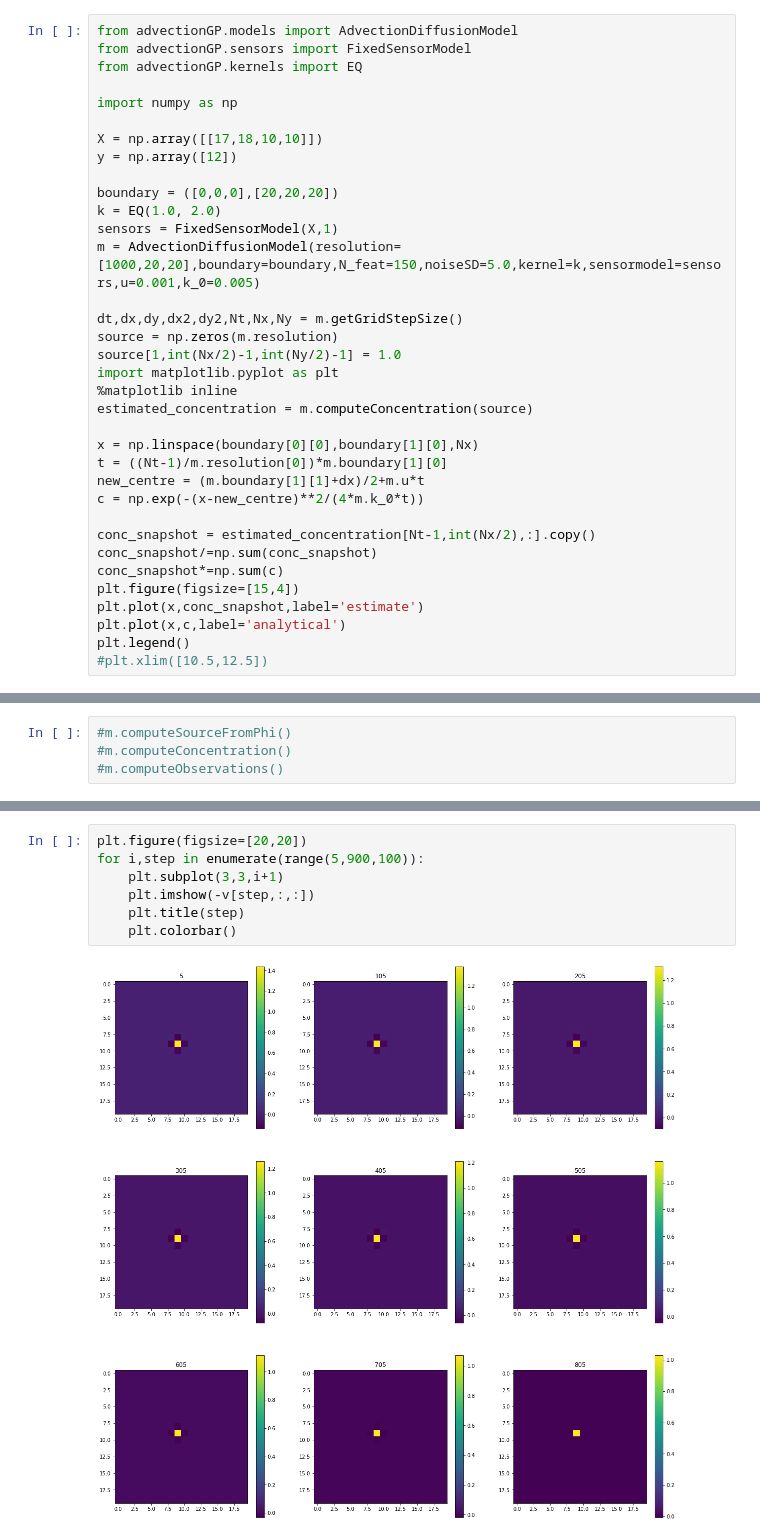
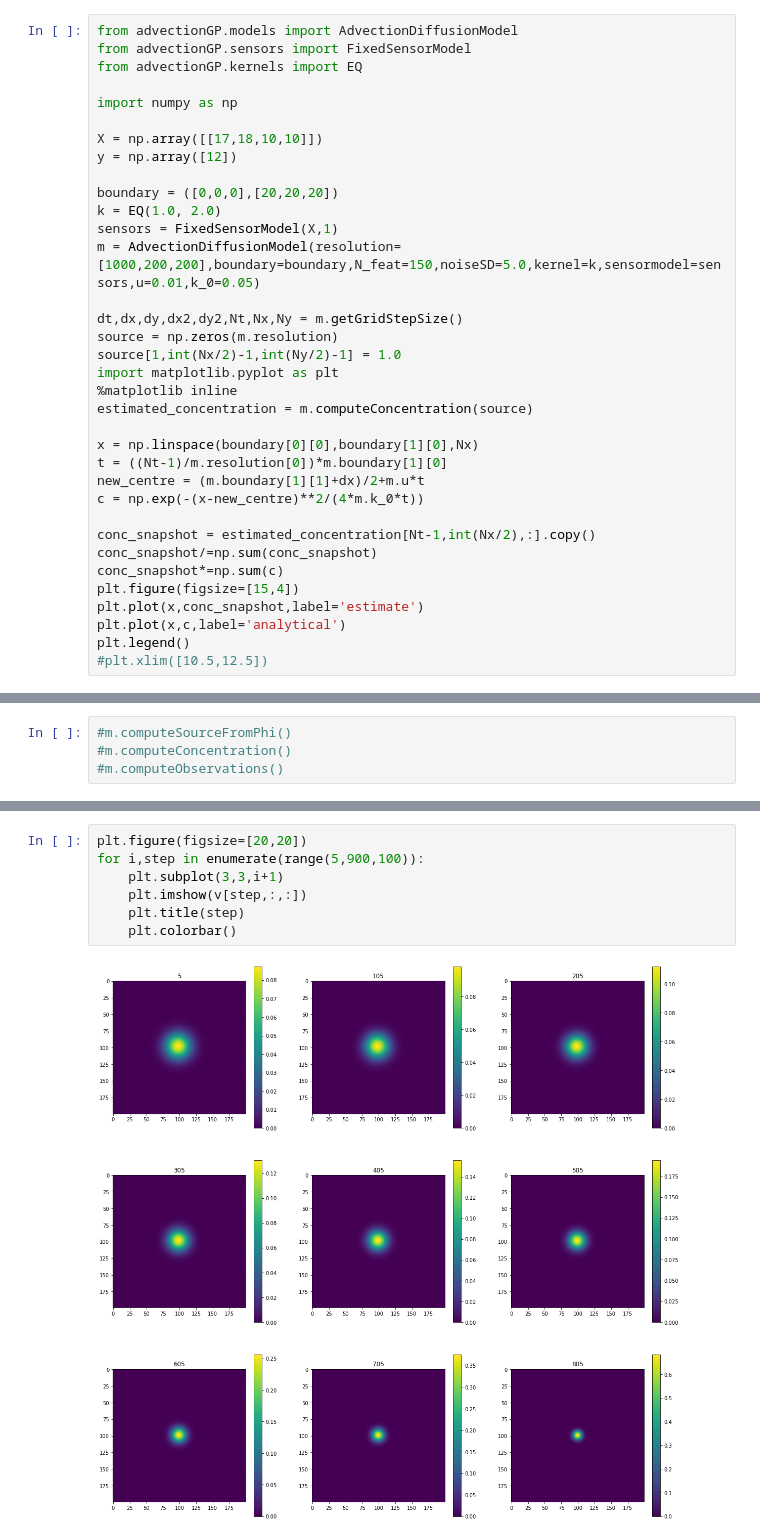
Before and after one commit to SheffieldML/advectionGP, a Jupyter notebook: jupyter/Demo.ipynb, the cells around one changed output, grey strips where cells are left out. Saved outputs shown, nothing was run; the diff lists cells and outputs as text.

```diff
--- a/jupyter/Demo.ipynb
+++ b/jupyter/Demo.ipynb
@@ -11,7 +11,7 @@ y = np.array([12])
 boundary = ([0,0,0],[20,20,20])
 k = EQ(1.0, 2.0)
 sensors = FixedSensorModel(X,1)
-m = AdvectionDiffusionModel(resolution=[1000,20,20],boundary=boundary,N_feat=150,noiseSD=5.0,kernel=k,sensormodel=sensors,u=0.001,k_0=0.005)
+m = AdvectionDiffusionModel(resolution=[1000,200,200],boundary=boundary,N_feat=150,noiseSD=5.0,kernel=k,sensormodel=sensors,u=0.01,k_0=0.05)
 
 dt,dx,dy,dx2,dy2,Nt,Nx,Ny = m.getGridStepSize()
 source = np.zeros(m.resolution)
@@ -57,12 +57,12 @@ for i,step in enumerate(range(1,900,100)):
 # %%
 plt.figure(figsize=[20,20])
 for i,step in enumerate(range(5,900,100)):
     plt.subplot(3,3,i+1)
-    plt.imshow(-v[step,:,:])
+    plt.imshow(v[step,:,:])
     plt.title(step)
     plt.colorbar()
 # %% [output]
-[figure, old version]
+[figure, new version]
 # %%
 plt.figure(figsize=[20,20])
 for i,step in enumerate(range(5,900,100)):
```
Also changed, not shown: parts of 9 cells of this notebook, 1 other file.
